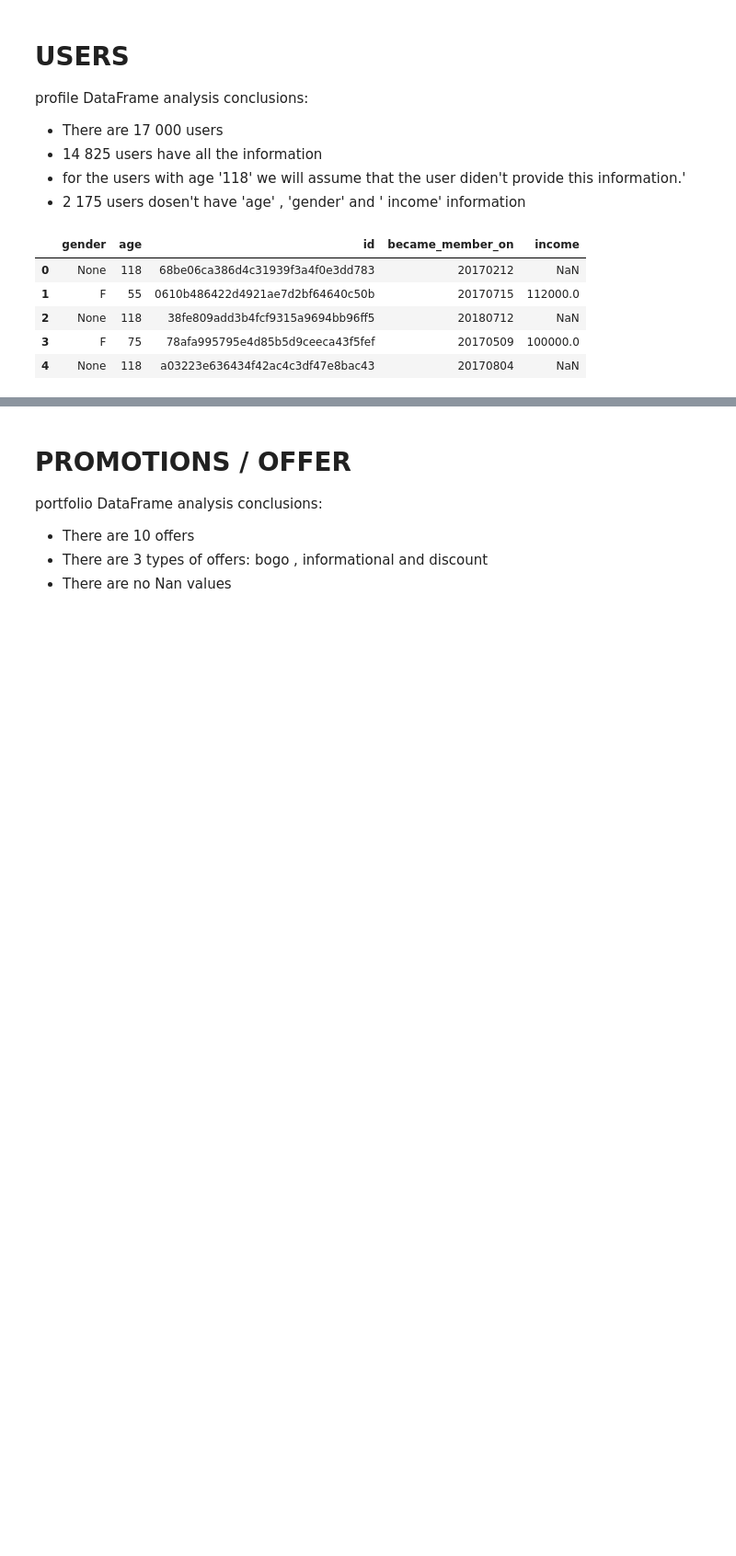
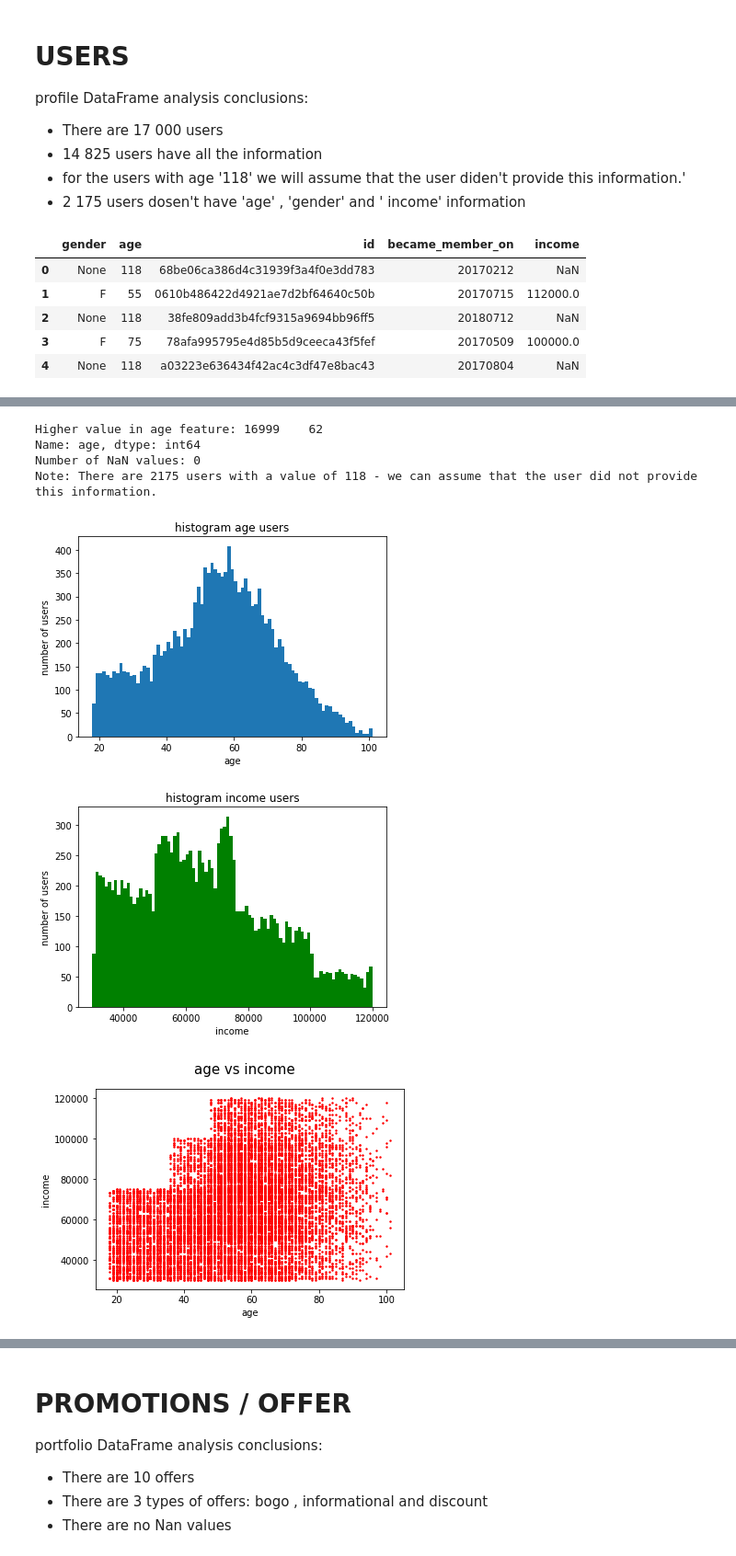
Before and after one commit to agonfo/u03_capstone_starbucks, a Jupyter notebook: 01 - Exploratory_data_analysis.ipynb, the cells around one changed output, grey strips where cells are left out. Shown at 92% size. Cells and saved outputs as stored; diff of their text form; code cells hidden in the pictures; blank space fills up the shorter version.

```diff
--- a/01 - Exploratory_data_analysis.ipynb
+++ b/01 - Exploratory_data_analysis.ipynb
@@ -65,10 +68,39 @@ print('Number of user listed more than one time:' , (profile.shape[0] - len(prof
 # %%
-user_age = profile.groupby('age')['id'].count()
+#user_age = profile.groupby('age')['id'].count()
+user_age = profile[profile['age'] != 118]['age']
+user_income = profile[profile['age'] != 118]['income']
+
+
 print ('Higher value in age feature:' , user_age[-1:])
 print ('Number of NaN values:' , profile["age"].isna().sum())
 print ('Note: There are 2175 users with a value of 118 - we can assume that the user did not provide this information.')
 
-plt.bar(user_age.index , user_age);
+f1, ax1 = plt.subplots()
+ax1.set_xlabel('age');
+ax1.set_ylabel('number of users');
+ax1.set_title('histogram age users');
+ax1.hist(user_age, 83);
+
+f2, ax2 = plt.subplots()
+ax2.set_xlabel('income');
+ax2.set_ylabel('number of users');
+ax2.set_title('histogram income users');
+ax2.hist(user_income, 90 , color='g');
+
+f3, ax3 = plt.subplots()
+f3.suptitle('age vs income', fontsize=15)
+plt.xlabel('age')
+plt.ylabel('income')
+ax3.scatter(user_age.values , user_income.values ,  s=2 , c='r')
+plt.show();
+# %% [output]
+Higher value in age feature: 16999    62
+Name: age, dtype: int64
+Number of NaN values: 0
+Note: There are 2175 users with a value of 118 - we can assume that the user did not provide this information.
+[figure, added]
+[figure, added]
+[figure, added]
 # %%
 user_became_member = profile.groupby('became_member_on')['id'].count()
 print('first user' , user_became_member[:1])
```
Also changed, not shown: parts of 20 cells of this notebook.
